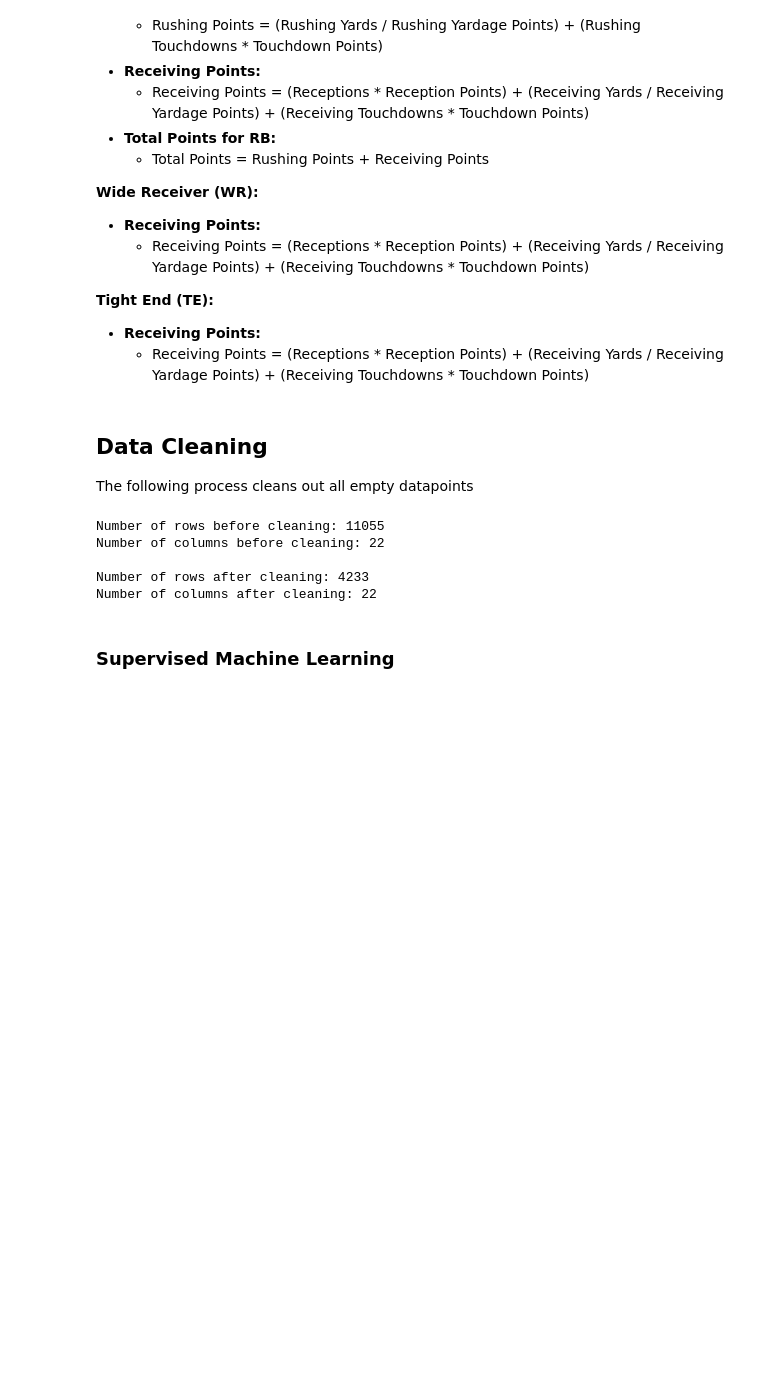
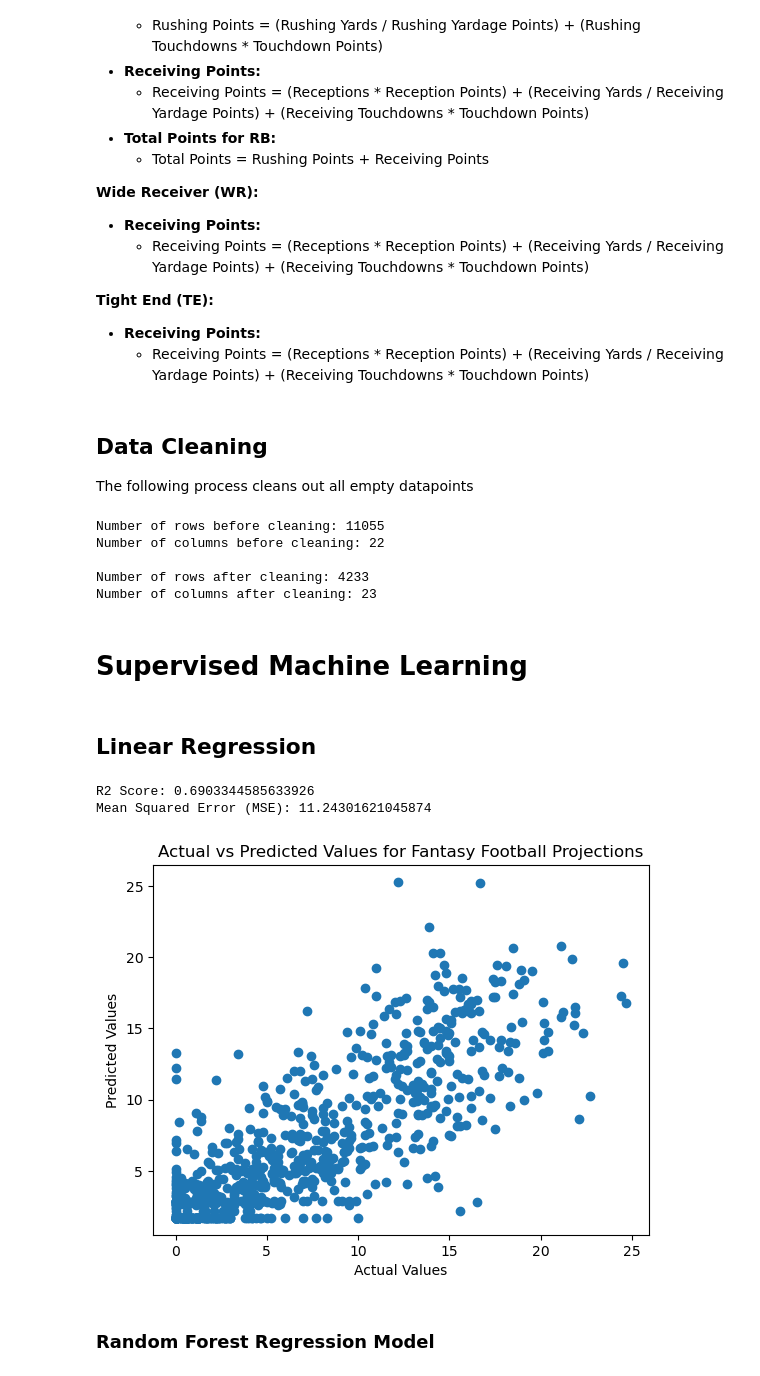
Before and after one commit to markmoujab/final-project-MEMT680, a Jupyter notebook: src/final_project/Finalproj.ipynb, the cells around one changed output. Cells and saved outputs as stored; diff of their text form; code cells hidden in the pictures; blank space fills up the shorter version.

```diff
--- a/src/final_project/Finalproj.ipynb
+++ b/src/final_project/Finalproj.ipynb
@@ -48,10 +55,10 @@
 
 The following process cleans out all empty datapoints
 # %%
-import pandas as pd
 
 # Define the file path
 file_path = r'C:\Users\admin\Desktop\MEMT680\final_project\src\final_project\FantasyFootballWeekly.csv'
+
 
 # Read the CSV file into a pandas DataFrame
 df_before_cleaning = pd.read_csv(file_path)
@@ -64,18 +71,84 @@ print("Number of columns before cleaning:", df_before_cleaning.shape[1])
 df_before_cleaning.replace("--", pd.NA, inplace=True)
 df_before_cleaning.dropna(inplace=True)
 
+# Split 'PASSING C/A' into two columns and drop the original column
+df_before_cleaning[['PASSING_C', 'PASSING_A']] = df_before_cleaning['PASSING C/A'].str.split('/', expand=True)
+df_before_cleaning.drop(columns=['PASSING C/A'], inplace=True)
+
 # Display the number of rows and columns after cleaning
 print("\nNumber of rows after cleaning:", df_before_cleaning.shape[0])
 print("Number of columns after cleaning:", df_before_cleaning.shape[1])
 
 # Save the cleaned DataFrame back to a CSV file
-cleaned_file_path = r'C:\Users\admin\Desktop\MEMT680\final_project\src\final_project\CleanedFantasyFootballWeekly.csv'
+cleaned_file_path = file_path.replace('.csv', '_cleaned.csv')
 df_before_cleaning.to_csv(cleaned_file_path, index=False)
 # %% [output]
 Number of rows before cleaning: 11055
 Number of columns before cleaning: 22
 
 Number of rows after cleaning: 4233
-Number of columns after cleaning: 22
+Number of columns after cleaning: 23
 # %% [markdown]
-### Supervised Machine Learning
+# Supervised Machine Learning
+# %% [markdown]
+## Linear Regression
+# %%
+
+
+# Load the cleaned dataset
+cleaned_file_path = r'C:\Users\admin\Desktop\MEMT680\final_project\src\final_project\FantasyFootballWeekly_cleaned.csv'
+df = pd.read_csv(cleaned_file_path)
+
+
+
+def linear_regression_analysis(file_path):
+    # Load the cleaned dataset
+    df = pd.read_csv(file_path)
+
+    # Select the relevant columns for the features and target
+    # Replace the column names below with the columns you want to use
+    features = df[['PASSING_C', 'PASSING_A', 'PASSING YDS', 'PASSING TD', 'PASSING INT',
+                   'RUSHING CAR', 'RUSHING YDS', 'RUSHING TD', 'RECEIVING REC',
+                   'RECEIVING YDS', 'RECEIVING TD', 'RECEIVING TAR',
+                   'MISC 2PC', 'MISC FUML', 'MISC TD', 'TOTAL']]
+
+    target = df['PROJ']
+
+    # Split the data into training and testing sets
+    X_train, X_test, y_train, y_test = train_test_split(features, target, test_size=0.2, random_state=42)
+
+    # Create and train the linear regression model
+    model = LinearRegression()
+    model.fit(X_train, y_train)
+
+    # Make predictions on the test set
+    predictions = model.predict(X_test)
+
+    # Calculate R2 score
+    r2 = r2_score(y_test, predictions)
+    print(f'R2 Score: {r2}')
+
+    # Calculate Mean Squared Error (MSE)
+    mse = mean_squared_error(y_test, predictions)
+    print(f'Mean Squared Error (MSE): {mse}')
+
+    # Plotting predictions vs actual values
+    plt.scatter(y_test, predictions)
+    plt.xlabel('Actual Values')
+    plt.ylabel('Predicted Values')
+    plt.title('Actual vs Predicted Values for Fantasy Football Projections')
+    plt.show()
+
+# Define the file path
+file_path = r'C:\Users\admin\Desktop\MEMT680\final_project\src\final_project\FantasyFootballWeekly.csv'
+
+
+
+# Perform linear regression analysis on the cleaned data
+linear_regression_analysis(cleaned_file_path)
+# %% [output]
+R2 Score: 0.6903344585633926
+Mean Squared Error (MSE): 11.24301621045874
+[figure, added]
+# %% [markdown]
+### Random Forest Regression Model
```
Also changed, not shown: parts of 2 cells of this notebook.
